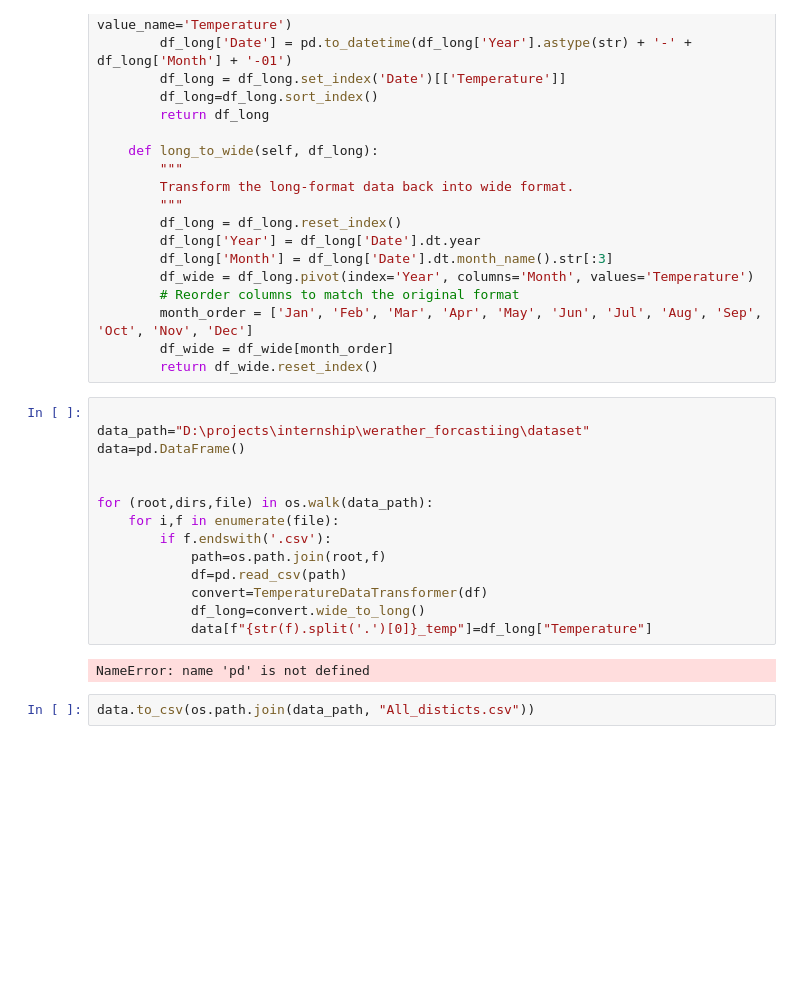
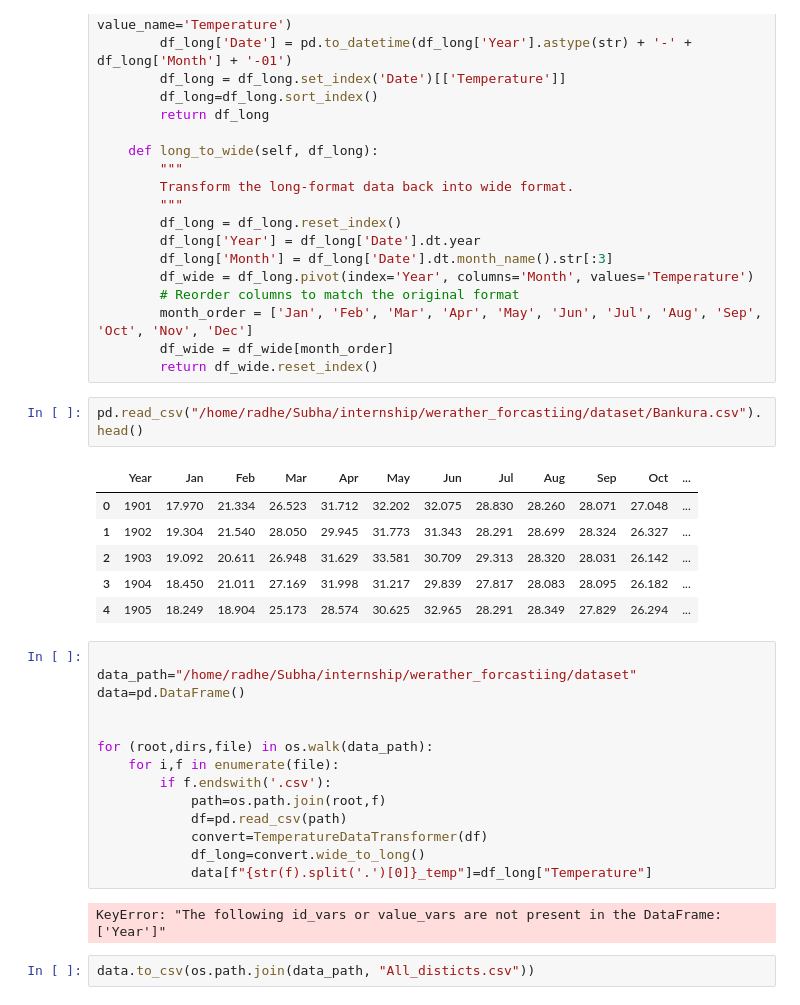
Before and after one commit to subharadhe1234/weather_forecasting, a Jupyter notebook: Notebooks/data_prepration.ipynb, the cells around one changed output. Cells and saved outputs as stored; diff of their text form; blank space fills up the shorter version.

```diff
--- a/Notebooks/data_prepration.ipynb
+++ b/Notebooks/data_prepration.ipynb
@@ -33,9 +33,18 @@ class TemperatureDataTransformer:
         month_order = ['Jan', 'Feb', 'Mar', 'Apr', 'May', 'Jun', 'Jul', 'Aug', 'Sep', 'Oct', 'Nov', 'Dec']
         df_wide = df_wide[month_order]
         return df_wide.reset_index()
+# %%
+pd.read_csv("/home/radhe/Subha/internship/werather_forcastiing/dataset/Bankura.csv").head()
+# %% [output]
+|  | Year | Jan | Feb | Mar | Apr | May | Jun | Jul | Aug | Sep | Oct | ... |
+| 0 | 1901 | 17.970 | 21.334 | 26.523 | 31.712 | 32.202 | 32.075 | 28.830 | 28.260 | 28.071 | 27.048 | ... |
+| 1 | 1902 | 19.304 | 21.540 | 28.050 | 29.945 | 31.773 | 31.343 | 28.291 | 28.699 | 28.324 | 26.327 | ... |
+| 2 | 1903 | 19.092 | 20.611 | 26.948 | 31.629 | 33.581 | 30.709 | 29.313 | 28.320 | 28.031 | 26.142 | ... |
+| 3 | 1904 | 18.450 | 21.011 | 27.169 | 31.998 | 31.217 | 29.839 | 27.817 | 28.083 | 28.095 | 26.182 | ... |
+| 4 | 1905 | 18.249 | 18.904 | 25.173 | 28.574 | 30.625 | 32.965 | 28.291 | 28.349 | 27.829 | 26.294 | ... |
 # %%
 
-data_path="D:\projects\internship\werather_forcastiing\dataset"
+data_path="/home/radhe/Subha/internship/werather_forcastiing/dataset"
 data=pd.DataFrame()
 
 
@@ -48,6 +57,6 @@ for (root,dirs,file) in os.walk(data_path):
             df_long=convert.wide_to_long()
             data[f"{str(f).split('.')[0]}_temp"]=df_long["Temperature"]
 # %% [output]
-NameError: name 'pd' is not defined
+KeyError: "The following id_vars or value_vars are not present in the DataFrame: ['Year']"
 # %%
 data.to_csv(os.path.join(data_path, "All_disticts.csv"))
```
Also changed, not shown: 30 other files.
